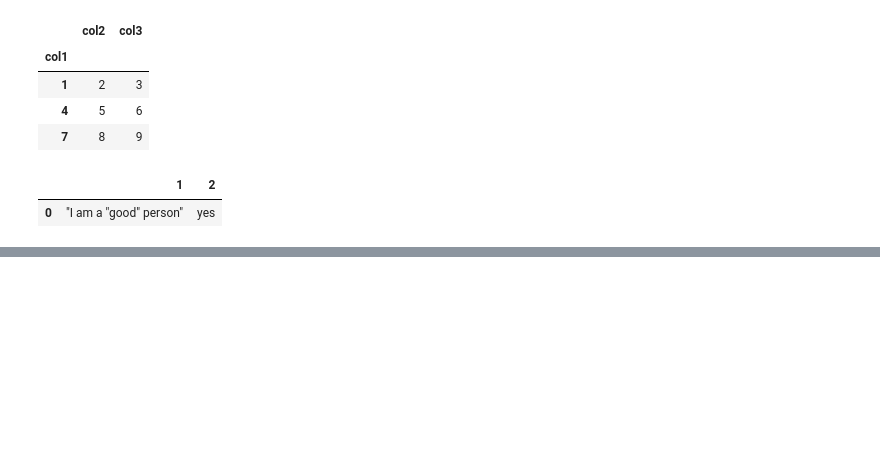
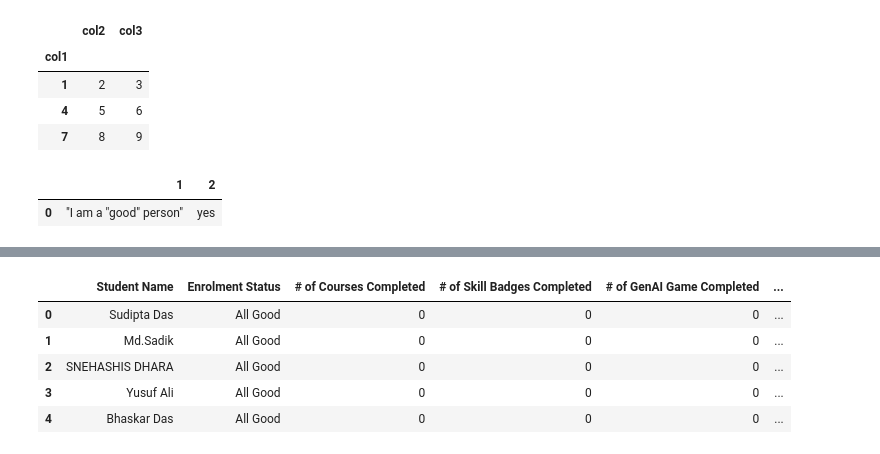
Before and after one commit to zugzwang03/Machine-Learning-Materials, a Jupyter notebook: pandas.ipynb, the cells around one changed output, grey strips where cells are left out. Drawn from its saved outputs; the diff is of its cells as text; code cells hidden in the pictures; blank space fills up the shorter version.

```diff
--- a/pandas.ipynb
+++ b/pandas.ipynb
@@ -185,0 +200,10 @@ pd.read_csv(StringIO(data), escapechar="\\")
+# %%
+dfs = pd.read_excel('excelFile.xlsx')
+dfs.head()
+# %% [output]
+|  | Student Name | Enrolment Status | # of Courses Completed | # of Skill Badges Completed | # of GenAI Game Completed | ... |
+| 0 | Sudipta Das | All Good | 0 | 0 | 0 | ... |
+| 1 | Md.Sadik | All Good | 0 | 0 | 0 | ... |
+| 2 | SNEHASHIS DHARA | All Good | 0 | 0 | 0 | ... |
+| 3 | Yusuf Ali | All Good | 0 | 0 | 0 | ... |
+| 4 | Bhaskar Das | All Good | 0 | 0 | 0 | ... |
```
Also changed, not shown: parts of 11 cells of this notebook.
